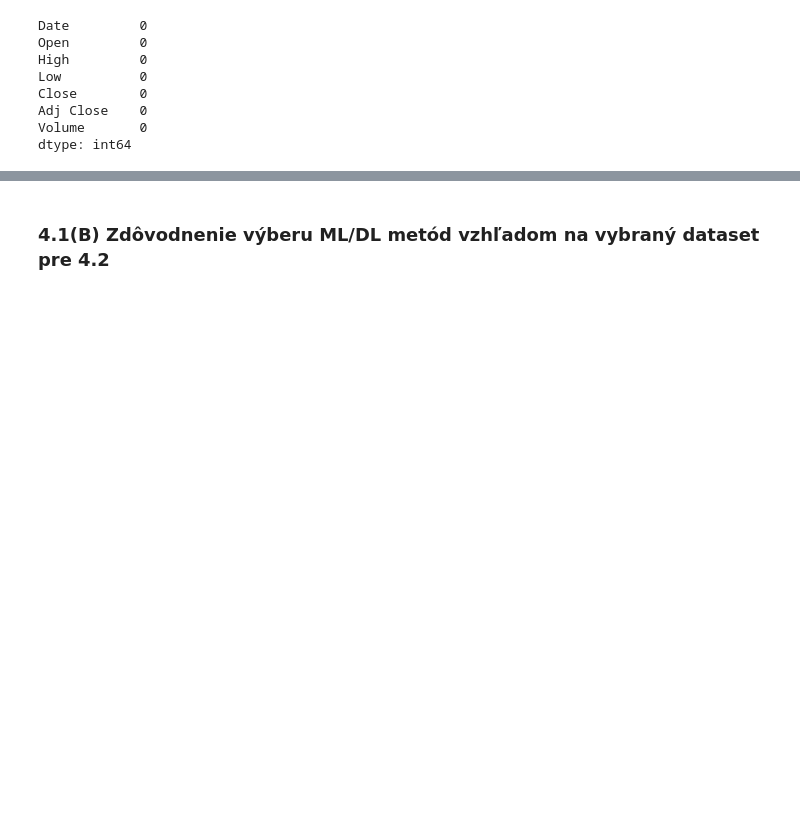
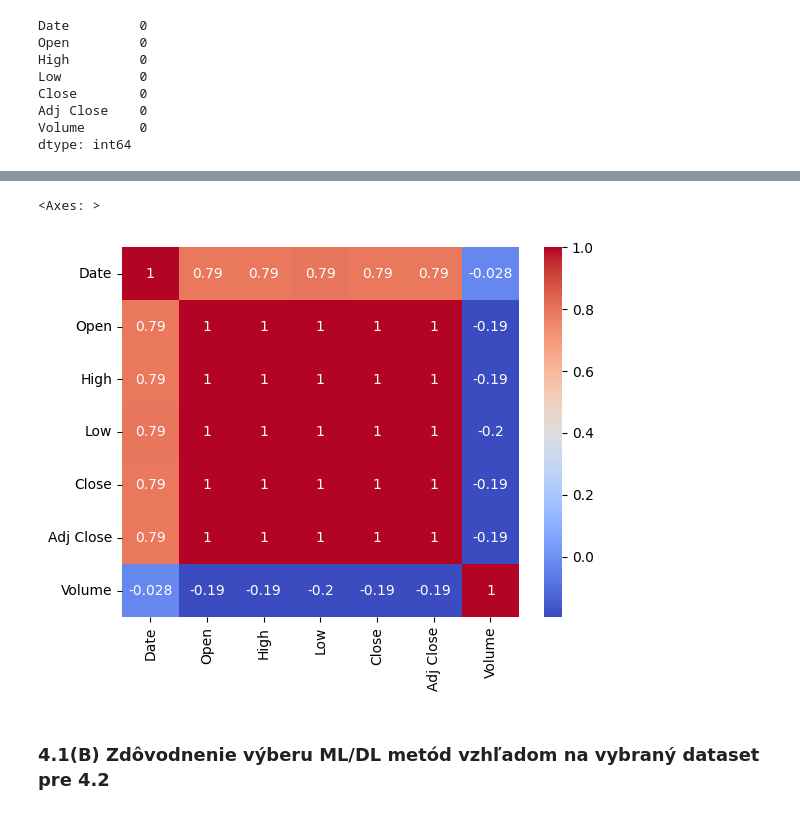
Before and after one commit to nikolasknapik/IAU_project, a Jupyter notebook: QUEST/quest.ipynb, the cells around one changed output, grey strips where cells are left out. Saved outputs shown, nothing was run; the diff lists cells and outputs as text; code cells hidden in the pictures; blank space fills up the shorter version.

```diff
--- a/QUEST/quest.ipynb
+++ b/QUEST/quest.ipynb
@@ -14,15 +14,7 @@ import seaborn as sns
 # Zobrazovanie grafov
 %matplotlib inline
 
-# Nastavenie štýlu grafov
-sns.set(style="whitegrid")
 
-# Uprav názov súboru podľa toho, ako ho máš uložený (NFLX.csv alebo podobne)
 df = pd.read_csv("NFLX.csv")
-
-# Pretypovanie dátumu
-df['Date'] = pd.to_datetime(df['Date'], errors='coerce')
-
-# Zoradenie podľa dátumu (pre istotu)
-df = df.sort_values("Date").reset_index(drop=True)
+df.head()
 # %% [output]
@@ -79,3 +99,8 @@ dtype: int64
+# %%
+sns.heatmap(df.corr(), annot=True, cmap="coolwarm")
+# %% [output]
+<Axes: >
+[figure, added]
 # %% [markdown]
 ### 4.1(B)	Zdôvodnenie výberu ML/DL metód vzhľadom na vybraný dataset pre 4.2
 # %% [markdown]
```
Also changed, not shown: parts of 5 cells of this notebook.
